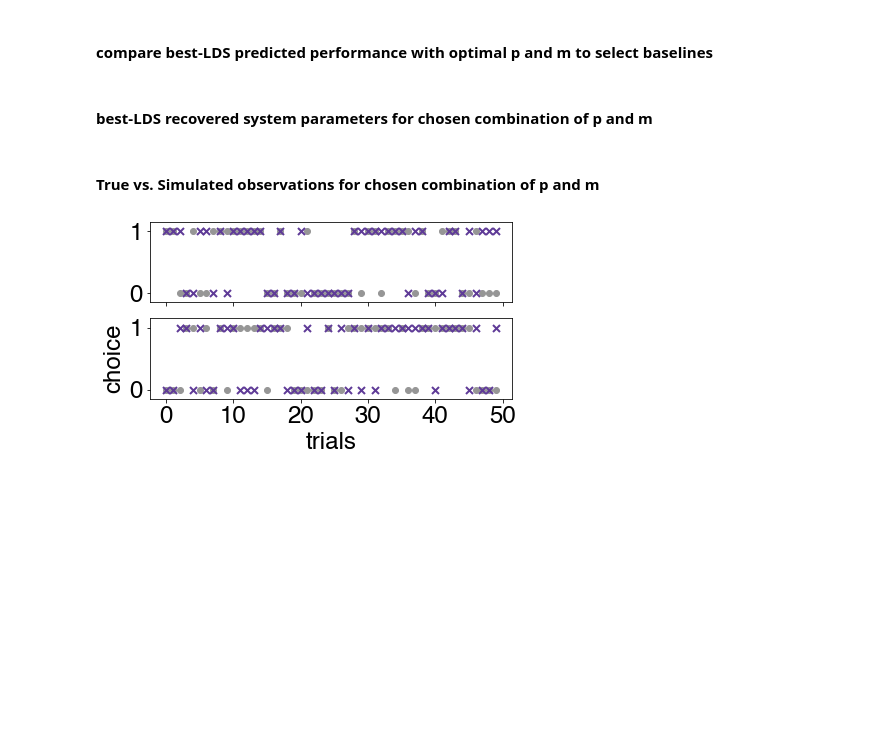
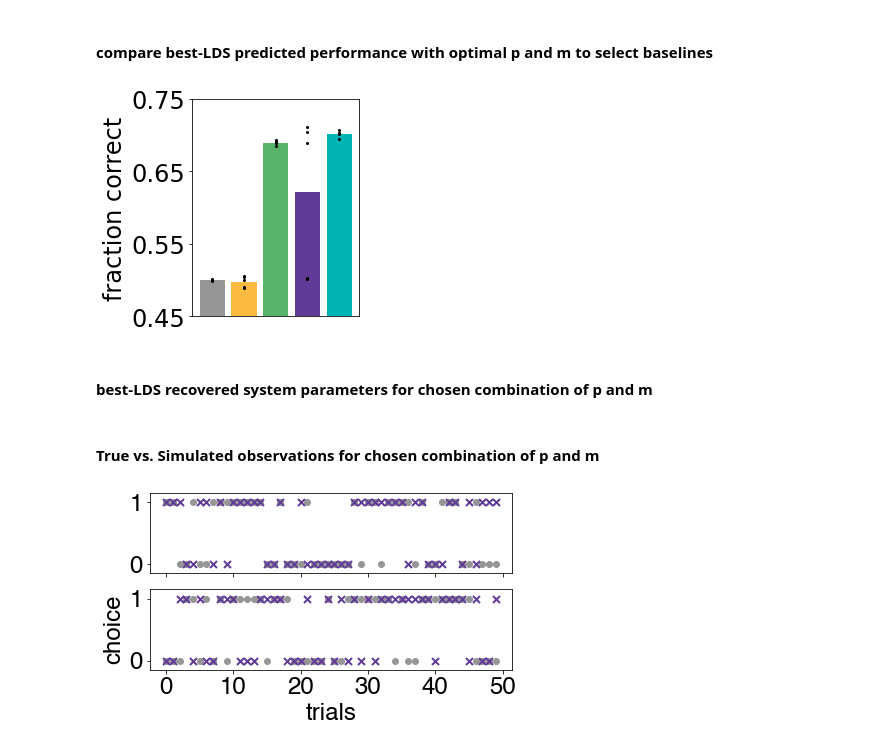
Before and after one commit to irisstone/bestLDS, a Jupyter notebook: figures/fig4.ipynb, the cells around one changed output. Cells and saved outputs as stored; diff of their text form; code cells hidden in the pictures; blank space fills up the shorter version.

```diff
--- a/figures/fig4.ipynb
+++ b/figures/fig4.ipynb
@@ -356,18 +341,19 @@ for i in range(1, 6):
 # %%
 plt.figure(figsize=(3,4))
 labels = ['persev', 'gaussLDS', 'glm', 'bestLDS', 'bestLDS+EM']
-percent_match_glm = np.zeros(5)
 performance = [np.mean(percent_match_persev), np.mean(percent_match_gauss), np.mean(percent_match_glm), np.mean(percent_match_best), np.mean(percent_match_best_EM)]
 for m in range(len(labels)):
     plt.bar(labels[m], performance[m],color=colors[3-m])
-plt.legend(labels, fontsize=12)
+#plt.legend(labels, fontsize=12)
 plt.plot(labels,[percent_match_persev, percent_match_gauss, percent_match_glm, percent_match_best, percent_match_best_EM],'ko',markersize=2)
 plt.xticks([])
-plt.ylim([0.45,0.95])
-plt.yticks(np.arange(0.45,1,0.1))
+plt.ylim([0.45,0.75])
+plt.yticks(np.arange(0.45,0.76,0.1))
 plt.ylabel('fraction correct')
 
 plt.savefig('saved_images/fig4_prediction_accuracy_EM.pdf', transparent=True)
+# %% [output]
+[figure, added]
 # %% [markdown]
 #### best-LDS recovered system parameters for chosen combination of p and m
 # %%
```
Also changed, not shown: parts of 3 cells of this notebook.
